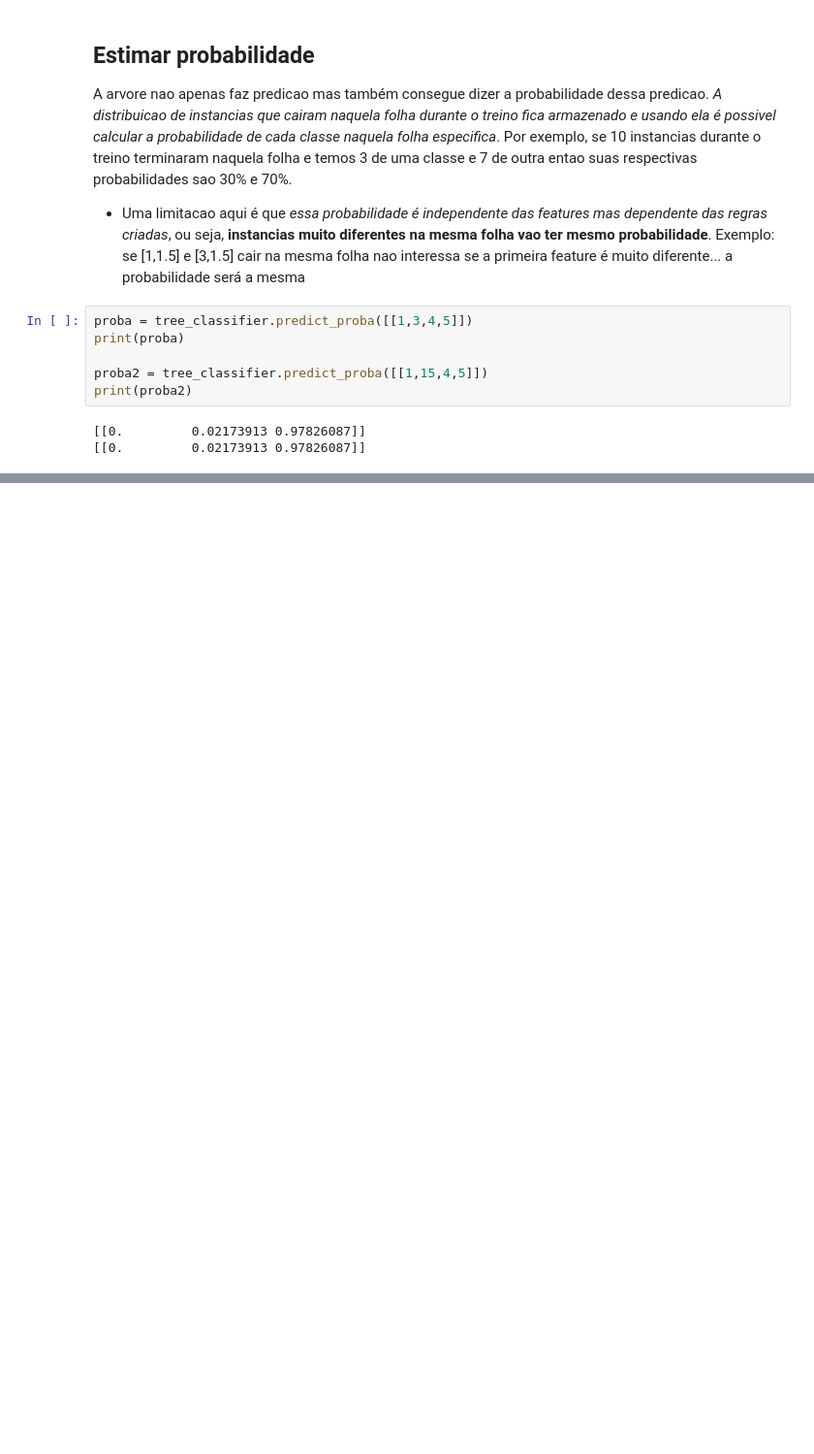
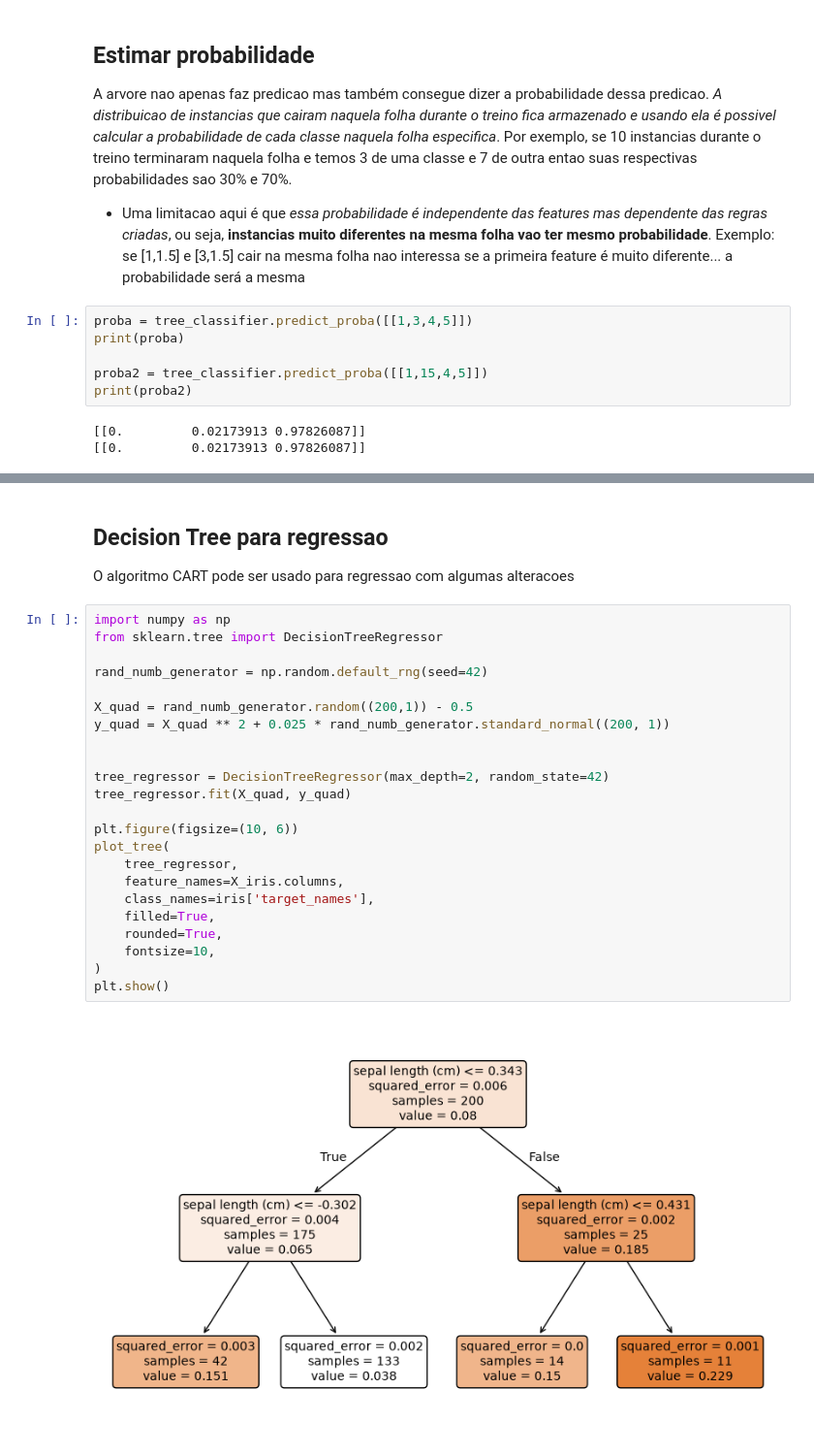
Before and after one commit to DuarteDvv/study, a Jupyter notebook: hands-on_ml/chapter5.ipynb, the cells around one changed output, grey strips where cells are left out. Shown at 97% size. Drawn from its saved outputs; the diff is of its cells as text; blank space fills up the shorter version.

```diff
--- a/hands-on_ml/chapter5.ipynb
+++ b/hands-on_ml/chapter5.ipynb
@@ -142,0 +157,29 @@ Consequentemente ele quase nunca vai chegar na solucao otima... um CART que cheg
+# %% [markdown]
+## **Decision Tree para regressao**
+
+O algoritmo CART pode ser usado para regressao com algumas alteracoes
+# %%
+import numpy as np
+from sklearn.tree import DecisionTreeRegressor
+
+rand_numb_generator = np.random.default_rng(seed=42)
+
+X_quad = rand_numb_generator.random((200,1)) - 0.5
+y_quad = X_quad ** 2 + 0.025 * rand_numb_generator.standard_normal((200, 1))
+
+
+tree_regressor = DecisionTreeRegressor(max_depth=2, random_state=42)
+tree_regressor.fit(X_quad, y_quad)
+
+plt.figure(figsize=(10, 6))
+plot_tree(
+    tree_regressor,
+    feature_names=X_iris.columns,
+    class_names=iris['target_names'],
+    filled=True,
+    rounded=True,
+    fontsize=10,
+)
+plt.show()
+# %% [output]
+[figure, added]
```
Also changed, not shown: parts of 7 cells of this notebook, 1 other file.
